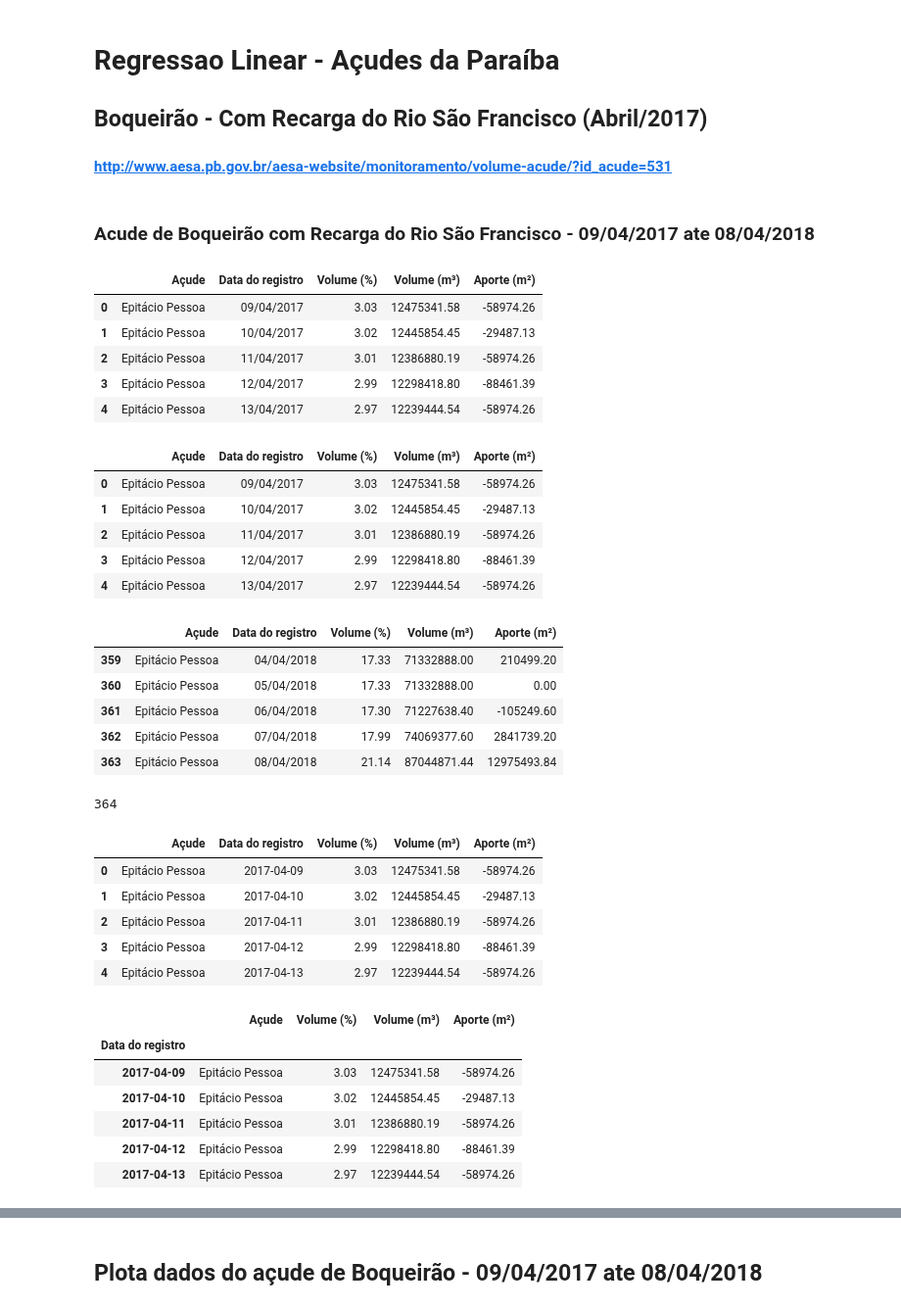
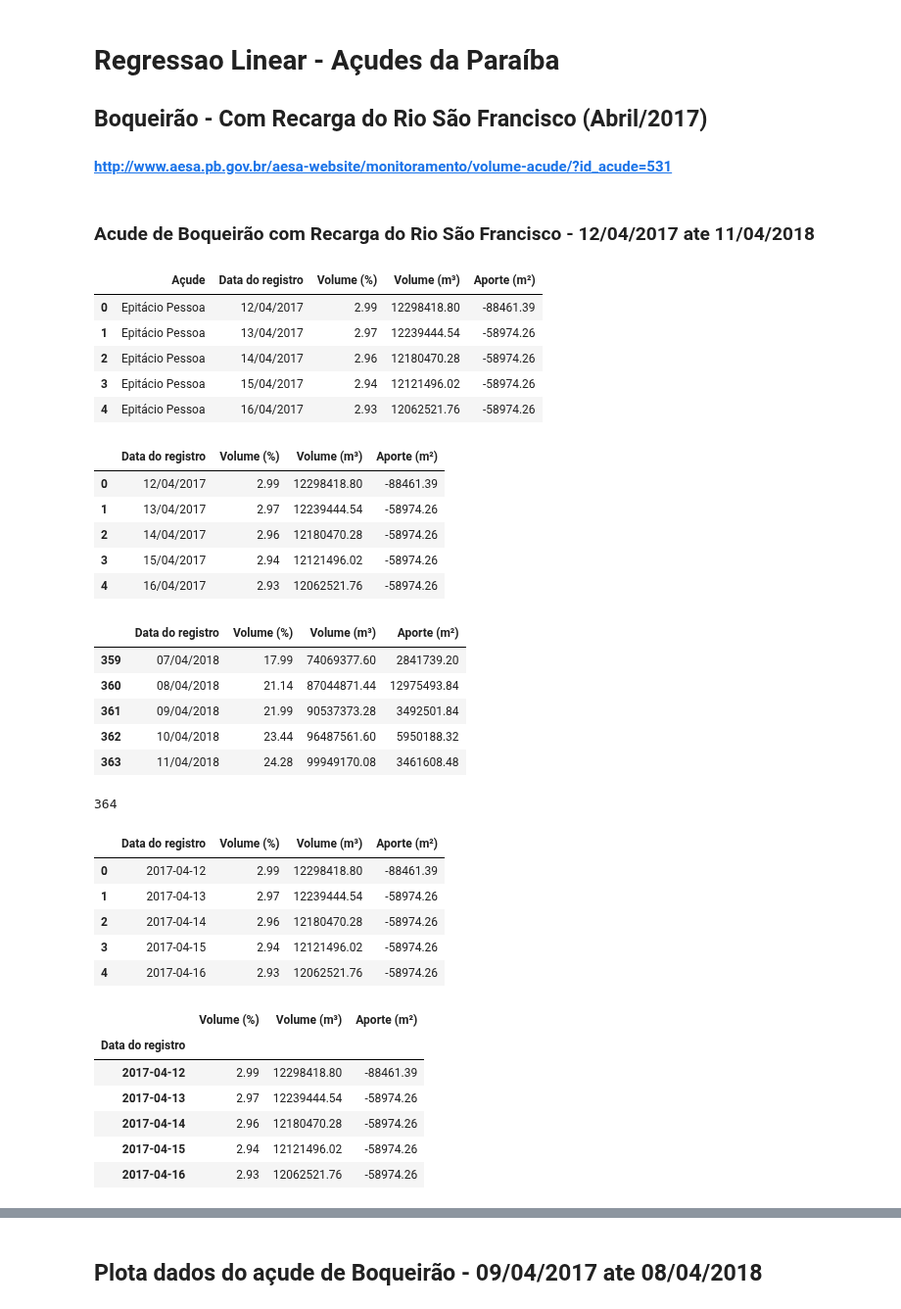
Before and after one commit to vladimiralencar/Alunos-UEPB-TopicosEspeciaisEmBancoDeDados, a Jupyter notebook: Acudes/Acudes-Aula-Regressao-Linear-Acude-Boqueirao-Com-Recarga.ipynb, the cells around one changed output, grey strips where cells are left out. Shown at 98% size. Cells and saved outputs as stored; diff of their text form; code cells hidden in the pictures.

```diff
--- a/Acudes/Acudes-Aula-Regressao-Linear-Acude-Boqueirao-Com-Recarga.ipynb
+++ b/Acudes/Acudes-Aula-Regressao-Linear-Acude-Boqueirao-Com-Recarga.ipynb
@@ -3,41 +3,40 @@
 ## Boqueirão - Com Recarga do Rio São Francisco (Abril/2017)
 #### http://www.aesa.pb.gov.br/aesa-website/monitoramento/volume-acude/?id_acude=531
 # %% [markdown]
-### Acude de Boqueirão com Recarga do Rio São Francisco - 09/04/2017 ate 08/04/2018
+### Acude de Boqueirão com Recarga do Rio São Francisco - 12/04/2017 ate 11/04/2018
 # %%
 import pandas as pd
 # %%
 # leitura do dataset
-#
-# Acude de Boqueirão com Recarga do Rio São Francisco - 09/04/2017 ate 08/04/2018
-df = pd.read_excel(open("boqueirao20172018.xlsx",'rb'))
+# Acude de Boqueirão com Recarga do Rio São Francisco - 12/04/2017 ate 11/04/2018
+df = pd.read_excel(open("boqueiraoRecarga2018.xlsx",'rb'))
 df.head()
 # %% [output]
 |  | Açude | Data do registro | Volume (%) | Volume (m³) | Aporte (m²) |
-| 0 | Epitácio Pessoa | 09/04/2017 | 3.03 | 12475341.58 | -58974.26 |
-| 1 | Epitácio Pessoa | 10/04/2017 | 3.02 | 12445854.45 | -29487.13 |
-| 2 | Epitácio Pessoa | 11/04/2017 | 3.01 | 12386880.19 | -58974.26 |
-| 3 | Epitácio Pessoa | 12/04/2017 | 2.99 | 12298418.80 | -88461.39 |
-| 4 | Epitácio Pessoa | 13/04/2017 | 2.97 | 12239444.54 | -58974.26 |
+| 0 | Epitácio Pessoa | 12/04/2017 | 2.99 | 12298418.80 | -88461.39 |
+| 1 | Epitácio Pessoa | 13/04/2017 | 2.97 | 12239444.54 | -58974.26 |
+| 2 | Epitácio Pessoa | 14/04/2017 | 2.96 | 12180470.28 | -58974.26 |
+| 3 | Epitácio Pessoa | 15/04/2017 | 2.94 | 12121496.02 | -58974.26 |
+| 4 | Epitácio Pessoa | 16/04/2017 | 2.93 | 12062521.76 | -58974.26 |
 # %%
-#del df["Açude"]
+del df["Açude"]
 df.head()
 # %% [output]
-|  | Açude | Data do registro | Volume (%) | Volume (m³) | Aporte (m²) |
-| 0 | Epitácio Pessoa | 09/04/2017 | 3.03 | 12475341.58 | -58974.26 |
-| 1 | Epitácio Pessoa | 10/04/2017 | 3.02 | 12445854.45 | -29487.13 |
-| 2 | Epitácio Pessoa | 11/04/2017 | 3.01 | 12386880.19 | -58974.26 |
-| 3 | Epitácio Pessoa | 12/04/2017 | 2.99 | 12298418.80 | -88461.39 |
-| 4 | Epitácio Pessoa | 13/04/2017 | 2.97 | 12239444.54 | -58974.26 |
+|  | Data do registro | Volume (%) | Volume (m³) | Aporte (m²) |
+| 0 | 12/04/2017 | 2.99 | 12298418.80 | -88461.39 |
+| 1 | 13/04/2017 | 2.97 | 12239444.54 | -58974.26 |
+| 2 | 14/04/2017 | 2.96 | 12180470.28 | -58974.26 |
+| 3 | 15/04/2017 | 2.94 | 12121496.02 | -58974.26 |
+| 4 | 16/04/2017 | 2.93 | 12062521.76 | -58974.26 |
 # %%
 df.tail()
 # %% [output]
-|  | Açude | Data do registro | Volume (%) | Volume (m³) | Aporte (m²) |
-| 359 | Epitácio Pessoa | 04/04/2018 | 17.33 | 71332888.00 | 210499.20 |
-| 360 | Epitácio Pessoa | 05/04/2018 | 17.33 | 71332888.00 | 0.00 |
-| 361 | Epitácio Pessoa | 06/04/2018 | 17.30 | 71227638.40 | -105249.60 |
-| 362 | Epitácio Pessoa | 07/04/2018 | 17.99 | 74069377.60 | 2841739.20 |
-| 363 | Epitácio Pessoa | 08/04/2018 | 21.14 | 87044871.44 | 12975493.84 |
+|  | Data do registro | Volume (%) | Volume (m³) | Aporte (m²) |
+| 359 | 07/04/2018 | 17.99 | 74069377.60 | 2841739.20 |
+| 360 | 08/04/2018 | 21.14 | 87044871.44 | 12975493.84 |
+| 361 | 09/04/2018 | 21.99 | 90537373.28 | 3492501.84 |
+| 362 | 10/04/2018 | 23.44 | 96487561.60 | 5950188.32 |
+| 363 | 11/04/2018 | 24.28 | 99949170.08 | 3461608.48 |
 # %%
 len(df)
 # %% [output]
@@ -47,24 +46,24 @@ len(df)
 df['Data do registro'] =  pd.to_datetime( df['Data do registro'], format="%d/%m/%Y")
 df.head()
 # %% [output]
-|  | Açude | Data do registro | Volume (%) | Volume (m³) | Aporte (m²) |
-| 0 | Epitácio Pessoa | 2017-04-09 | 3.03 | 12475341.58 | -58974.26 |
-| 1 | Epitácio Pessoa | 2017-04-10 | 3.02 | 12445854.45 | -29487.13 |
-| 2 | Epitácio Pessoa | 2017-04-11 | 3.01 | 12386880.19 | -58974.26 |
-| 3 | Epitácio Pessoa | 2017-04-12 | 2.99 | 12298418.80 | -88461.39 |
-| 4 | Epitácio Pessoa | 2017-04-13 | 2.97 | 12239444.54 | -58974.26 |
+|  | Data do registro | Volume (%) | Volume (m³) | Aporte (m²) |
+| 0 | 2017-04-12 | 2.99 | 12298418.80 | -88461.39 |
+| 1 | 2017-04-13 | 2.97 | 12239444.54 | -58974.26 |
+| 2 | 2017-04-14 | 2.96 | 12180470.28 | -58974.26 |
+| 3 | 2017-04-15 | 2.94 | 12121496.02 | -58974.26 |
+| 4 | 2017-04-16 | 2.93 | 12062521.76 | -58974.26 |
 # %%
 # colocar a data como indice para fazer uma série temporal
 df2 = df.set_index(pd.DatetimeIndex(df['Data do registro']))
 del df2['Data do registro']
 df2.head()
 # %% [output]
-|  | Açude | Volume (%) | Volume (m³) | Aporte (m²) |
-| Data do registro |  |  |  |  |
-| 2017-04-09 | Epitácio Pessoa | 3.03 | 12475341.58 | -58974.26 |
-| 2017-04-10 | Epitácio Pessoa | 3.02 | 12445854.45 | -29487.13 |
-| 2017-04-11 | Epitácio Pessoa | 3.01 | 12386880.19 | -58974.26 |
-| 2017-04-12 | Epitácio Pessoa | 2.99 | 12298418.80 | -88461.39 |
-| 2017-04-13 | Epitácio Pessoa | 2.97 | 12239444.54 | -58974.26 |
+|  | Volume (%) | Volume (m³) | Aporte (m²) |
+| Data do registro |  |  |  |
+| 2017-04-12 | 2.99 | 12298418.80 | -88461.39 |
+| 2017-04-13 | 2.97 | 12239444.54 | -58974.26 |
+| 2017-04-14 | 2.96 | 12180470.28 | -58974.26 |
+| 2017-04-15 | 2.94 | 12121496.02 | -58974.26 |
+| 2017-04-16 | 2.93 | 12062521.76 | -58974.26 |
 # %%
 #del df2["Data do registro"]
```
Also changed, not shown: parts of 15 cells of this notebook, 2 other files.
